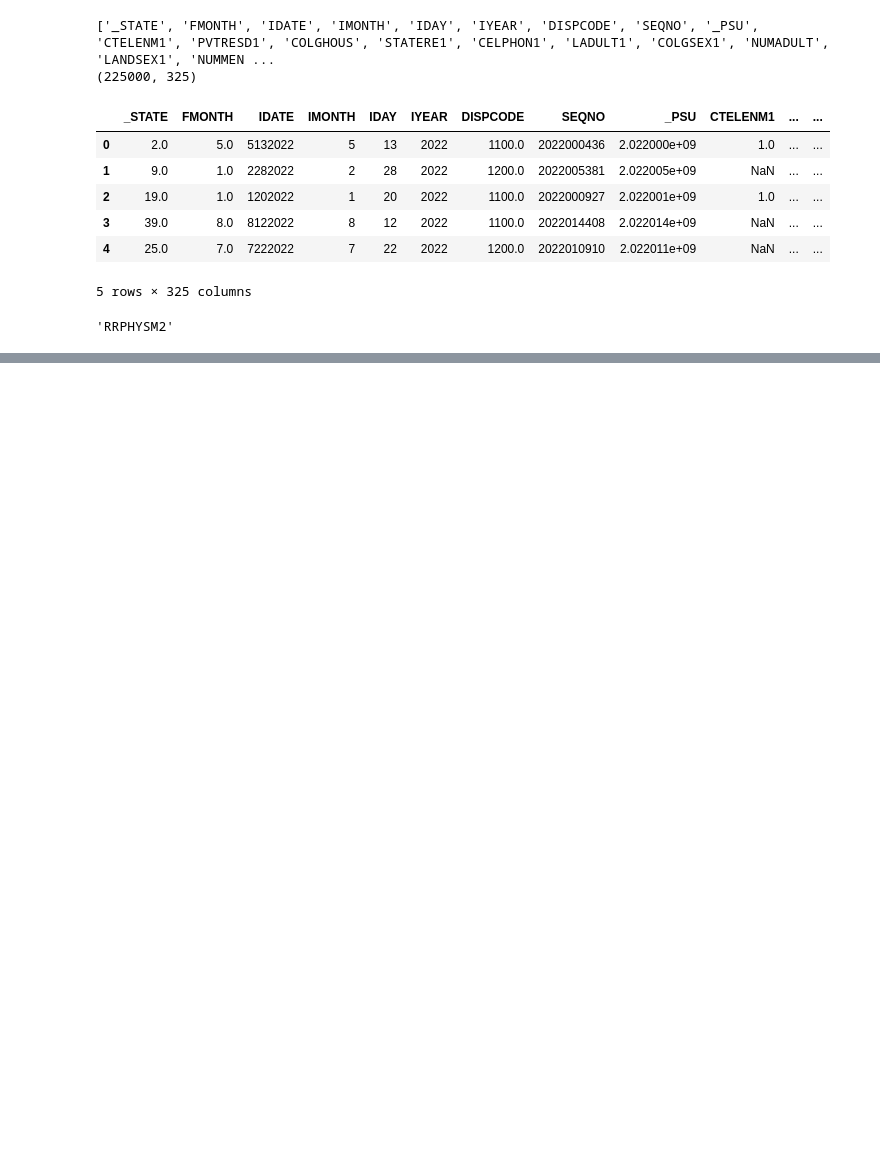
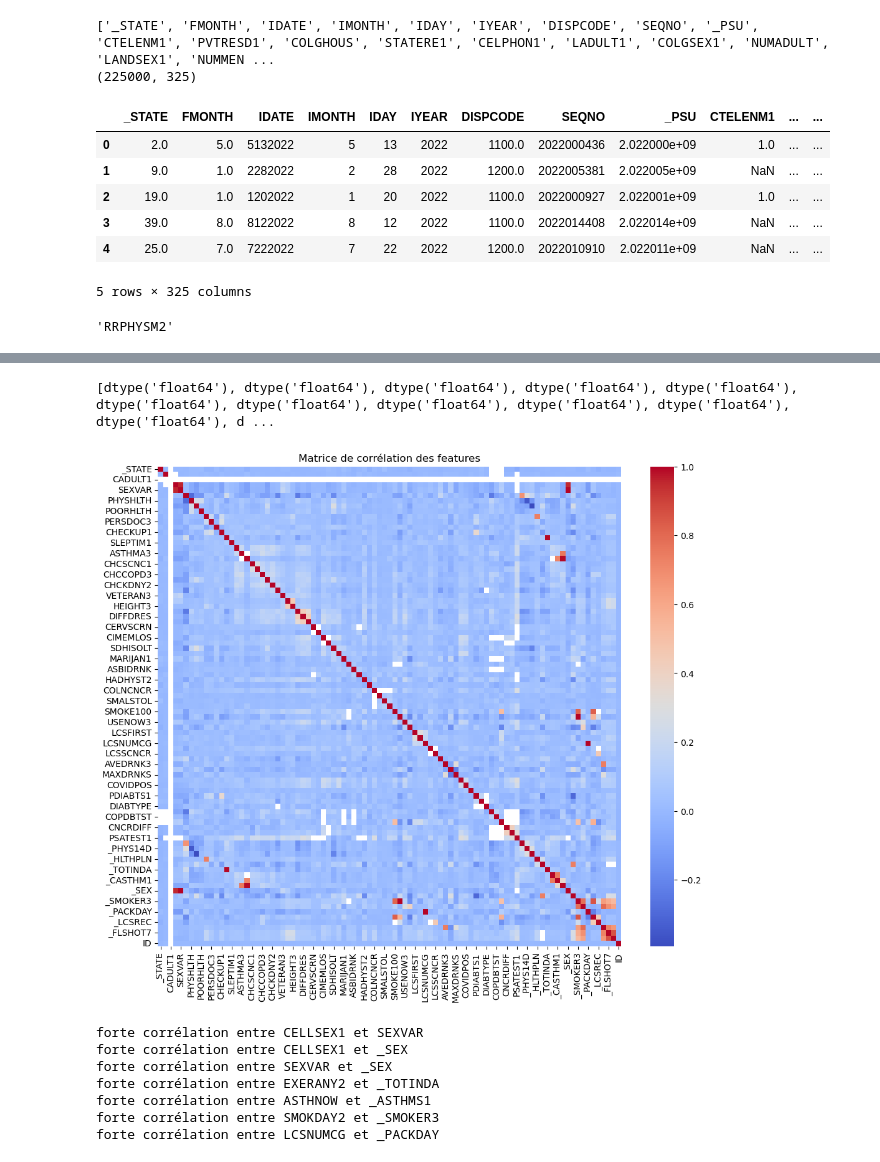
Before and after one commit to alextonon/Hackathon_Heart_Rate_Los_Tigros, a Jupyter notebook: octave.ipynb, the cells around one changed output, grey strips where cells are left out. Saved outputs shown, nothing was run; the diff lists cells and outputs as text; code cells hidden in the pictures; blank space fills up the shorter version.

```diff
--- a/octave.ipynb
+++ b/octave.ipynb
@@ -86,0 +113,26 @@ plt.xticks(rotation=90)
+# %%
+X = df_train.drop(columns='TARGET')
+Y = df_train['TARGET']
+# %%
+print(df_train.dtypes.tolist())
+# %% [output]
+[dtype('float64'), dtype('float64'), dtype('float64'), dtype('float64'), dtype('float64'), dtype('float64'), dtype('float64'), dtype('float64'), dtype('float64'), dtype('float64'), dtype('float64'), d ...
+# %%
+corr = X.corr()
+plt.figure(figsize=(12,10))
+sns.heatmap(corr, annot=False, cmap='coolwarm')
+plt.title("Matrice de corrélation des features")
+plt.show()
+for i in range(len(corr.values)):
+    for j in range(i, len(corr.values[0])):
+        if corr.values[i,j] > 0.9 and corr.values[i,j] != 1.0:
+            print(f"forte corrélation entre {X.columns[i]} et {X.columns[j]}")
+# %% [output]
+[figure, added]
+forte corrélation entre CELLSEX1 et SEXVAR
+forte corrélation entre CELLSEX1 et _SEX
+forte corrélation entre SEXVAR et _SEX
+forte corrélation entre EXERANY2 et _TOTINDA
+forte corrélation entre ASTHNOW et _ASTHMS1
+forte corrélation entre SMOKDAY2 et _SMOKER3
+forte corrélation entre LCSNUMCG et _PACKDAY
```
Also changed, not shown: parts of 10 cells of this notebook, 1 other file.
